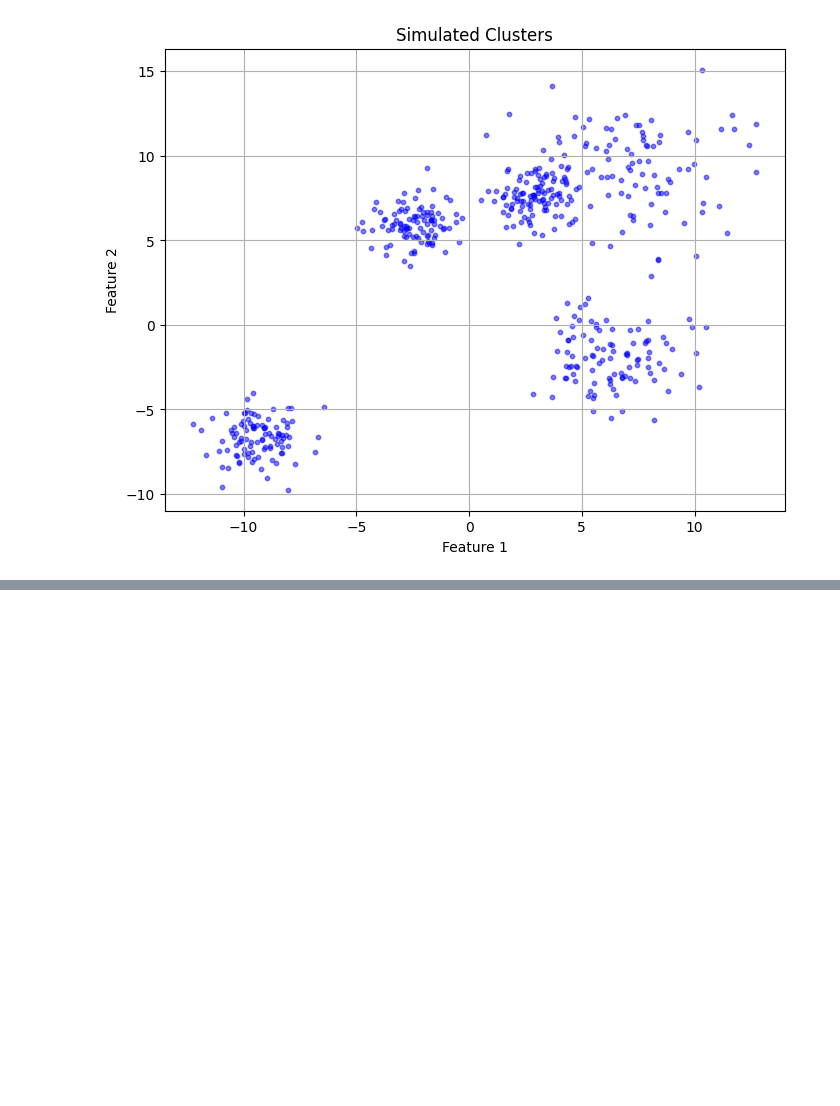
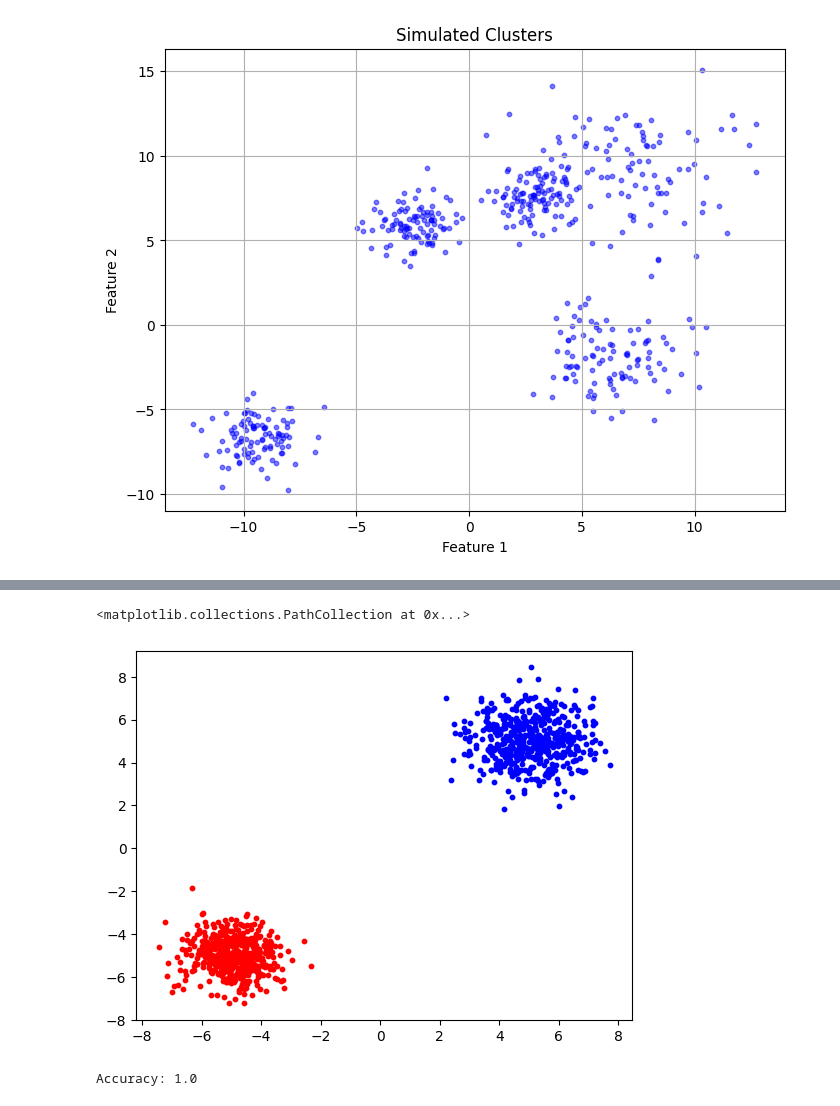
Before and after one commit to Versus-91/blackboxofmachinelearning, a Jupyter notebook: a.ipynb, the cells around one changed output, grey strips where cells are left out. Cells and saved outputs as stored; diff of their text form; code cells hidden in the pictures; blank space fills up the shorter version.

```diff
--- a/a.ipynb
+++ b/a.ipynb
@@ -389,0 +450,40 @@ plt.show()
+# %%
+from sklearn.datasets import make_blobs
+
+centers = [(-5, -5), (5, 5)]
+cluster_std = [0.8, 1]
+
+X, y = make_blobs(n_samples=1000, cluster_std=cluster_std, centers=centers, n_features=2, random_state=1)
+
+plt.scatter(X[y == 0, 0], X[y == 0, 1], color="red", s=10, label="Cluster1")
+plt.scatter(X[y == 1, 0], X[y == 1, 1], color="blue", s=10, label="Cluster2")
+# %% [output]
+<matplotlib.collections.PathCollection at 0x...>
+[figure, added]
+# %%
+from sklearn.model_selection import train_test_split
+from sklearn.linear_model import LogisticRegression
+from sklearn.datasets import make_blobs
+
+# Generate synthetic data
+cluster_std = 1.0
+centers = 2
+X, y = make_blobs(n_samples=1000, cluster_std=cluster_std, centers=centers, n_features=2, random_state=1)
+
+# Split the data into training and testing sets
+X_train, X_test, y_train, y_test = train_test_split(X, y, test_size=0.2, random_state=42)
+
+# Initialize logistic regression model
+logistic_model = LogisticRegression()
+
+# Fit the model to the training data
+logistic_model.fit(X_train, y_train)
+
+# Predict on the test data
+y_pred = logistic_model.predict(X_test)
+
+# Evaluate the model
+accuracy = logistic_model.score(X_test, y_test)
+print("Accuracy:", accuracy)
+# %% [output]
+Accuracy: 1.0
```
Also changed, not shown: parts of 6 cells of this notebook.
